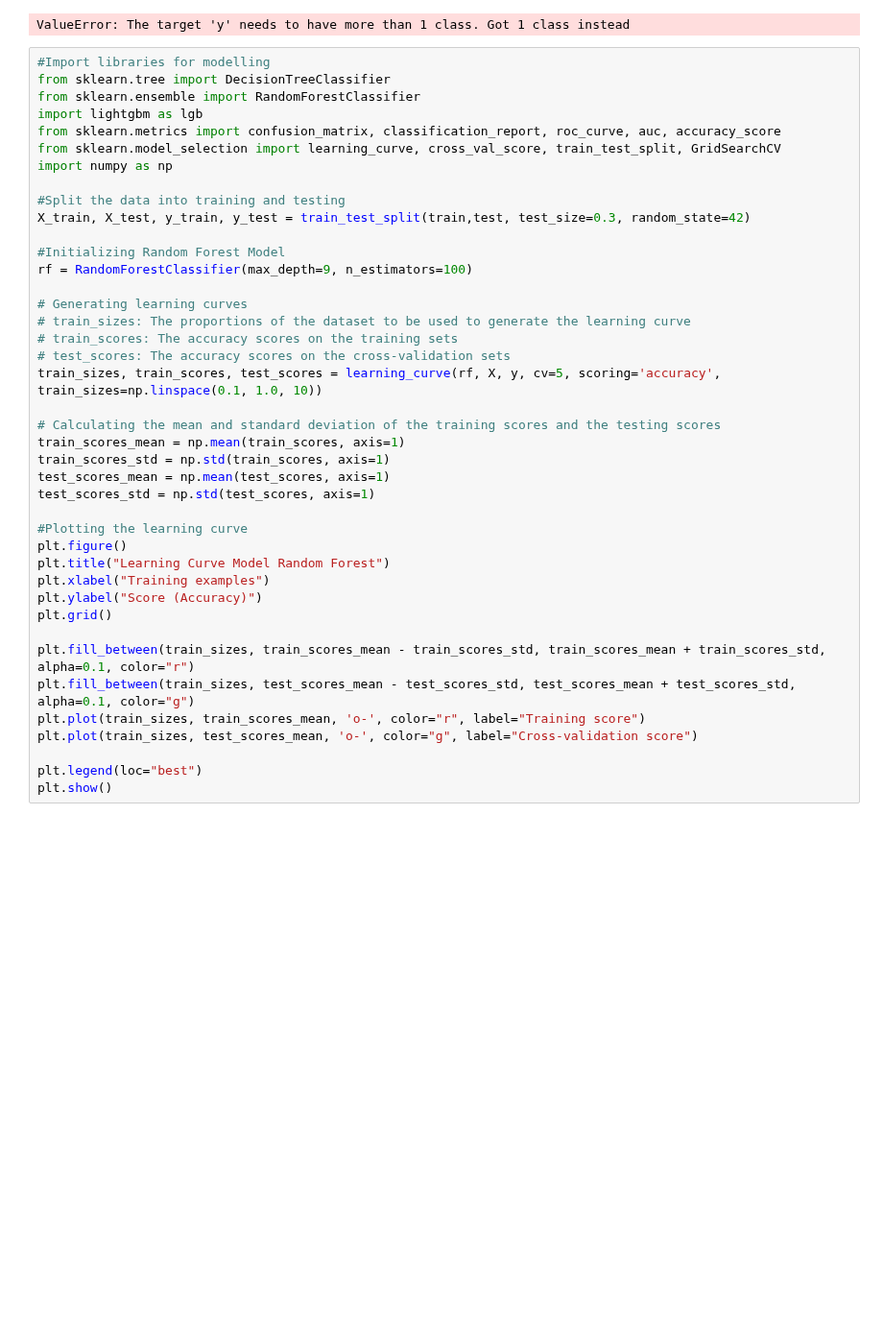
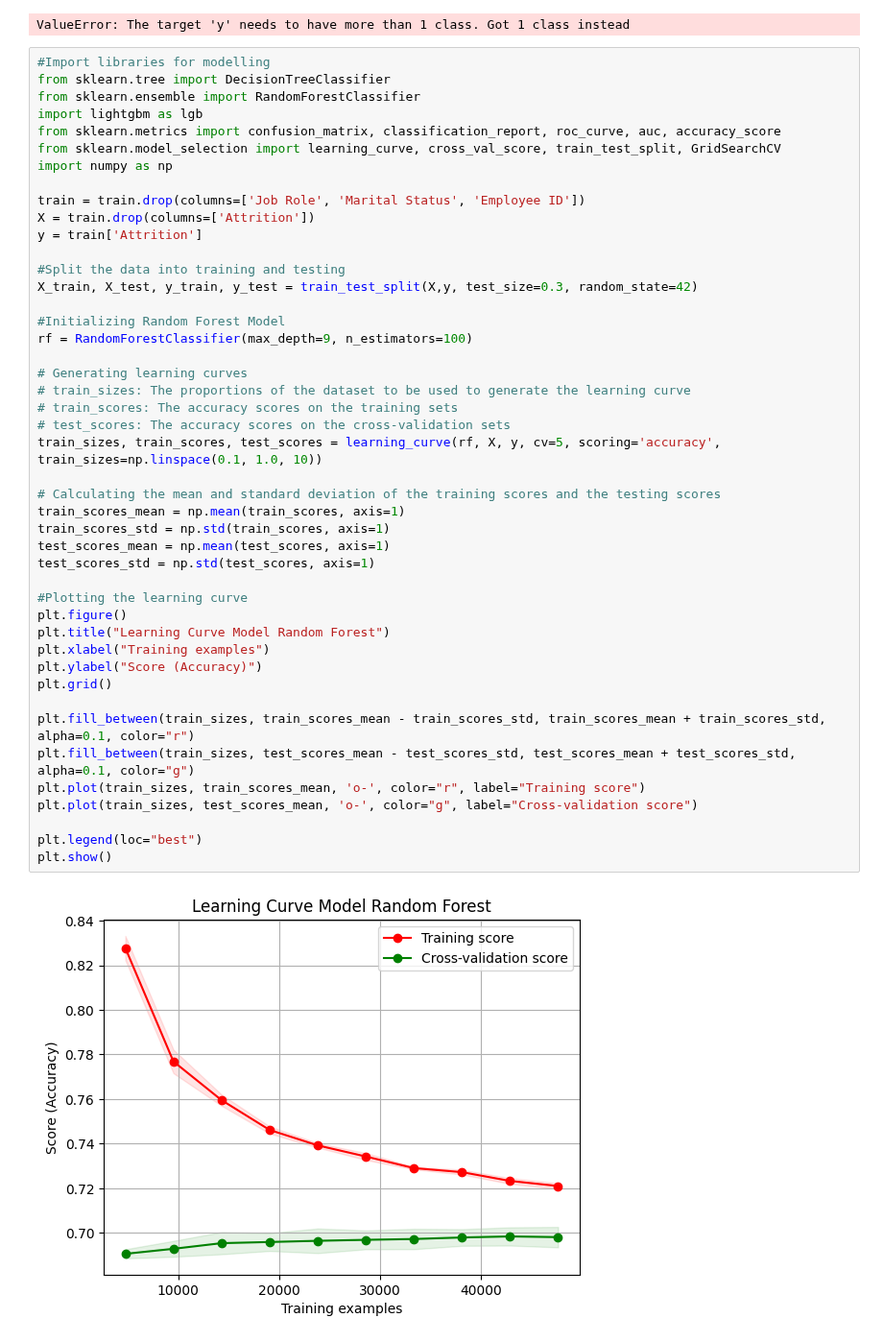
Before and after one commit to hansi-2000/HR-Project_ML, a Jupyter notebook: EMP_Attrition_rate.ipynb, the cells around one changed output. Shown at 96% size. Drawn from its saved outputs; the diff is of its cells as text; blank space fills up the shorter version.

```diff
--- a/EMP_Attrition_rate.ipynb
+++ b/EMP_Attrition_rate.ipynb
@@ -306,38 +306,44 @@ from sklearn.metrics import confusion_matrix, classification_report, roc_curve,
 from sklearn.model_selection import learning_curve, cross_val_score, train_test_split, GridSearchCV
 import numpy as np
 
+train = train.drop(columns=['Job Role', 'Marital Status', 'Employee ID'])
+X = train.drop(columns=['Attrition'])
+y = train['Attrition']
+
 #Split the data into training and testing
-X_train, X_test, y_train, y_test = train_test_split(train,test, test_size=0.3, random_state=42)
+X_train, X_test, y_train, y_test = train_test_split(X,y, test_size=0.3, random_state=42)
 
 #Initializing Random Forest Model
 rf = RandomForestClassifier(max_depth=9, n_estimators=100)
 
 # Generating learning curves
 # train_sizes: The proportions of the dataset to be used to generate the learning curve
 # train_scores: The accuracy scores on the training sets
 # test_scores: The accuracy scores on the cross-validation sets
 train_sizes, train_scores, test_scores = learning_curve(rf, X, y, cv=5, scoring='accuracy', train_sizes=np.linspace(0.1, 1.0, 10))
 
 # Calculating the mean and standard deviation of the training scores and the testing scores
 train_scores_mean = np.mean(train_scores, axis=1)
 train_scores_std = np.std(train_scores, axis=1)
 test_scores_mean = np.mean(test_scores, axis=1)
 test_scores_std = np.std(test_scores, axis=1)
 
 #Plotting the learning curve
 plt.figure()
 plt.title("Learning Curve Model Random Forest")
 plt.xlabel("Training examples")
 plt.ylabel("Score (Accuracy)")
 plt.grid()
 
 plt.fill_between(train_sizes, train_scores_mean - train_scores_std, train_scores_mean + train_scores_std, alpha=0.1, color="r")
 plt.fill_between(train_sizes, test_scores_mean - test_scores_std, test_scores_mean + test_scores_std, alpha=0.1, color="g")
 plt.plot(train_sizes, train_scores_mean, 'o-', color="r", label="Training score")
 plt.plot(train_sizes, test_scores_mean, 'o-', color="g", label="Cross-validation score")
 
 plt.legend(loc="best")
 plt.show()
+# %% [output]
+[figure, added]
 # %%
 #Initializing and fitting the Random Forest Model
 rf = RandomForestClassifier(max_depth=9, n_estimators=100).fit(X_train, y_train)
```
Also changed, not shown: parts of 5 cells of this notebook.
